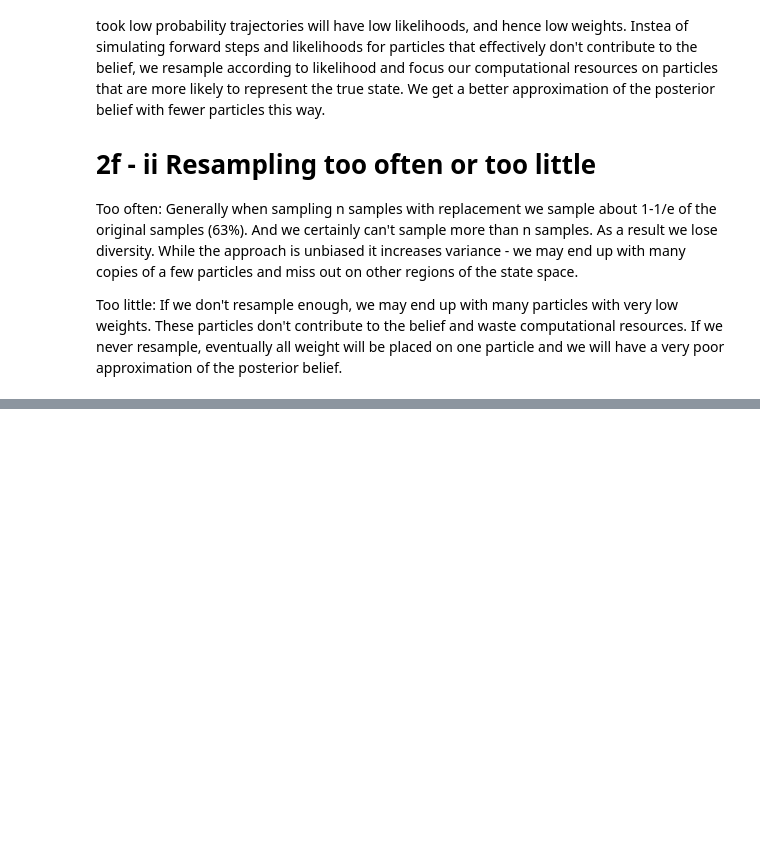
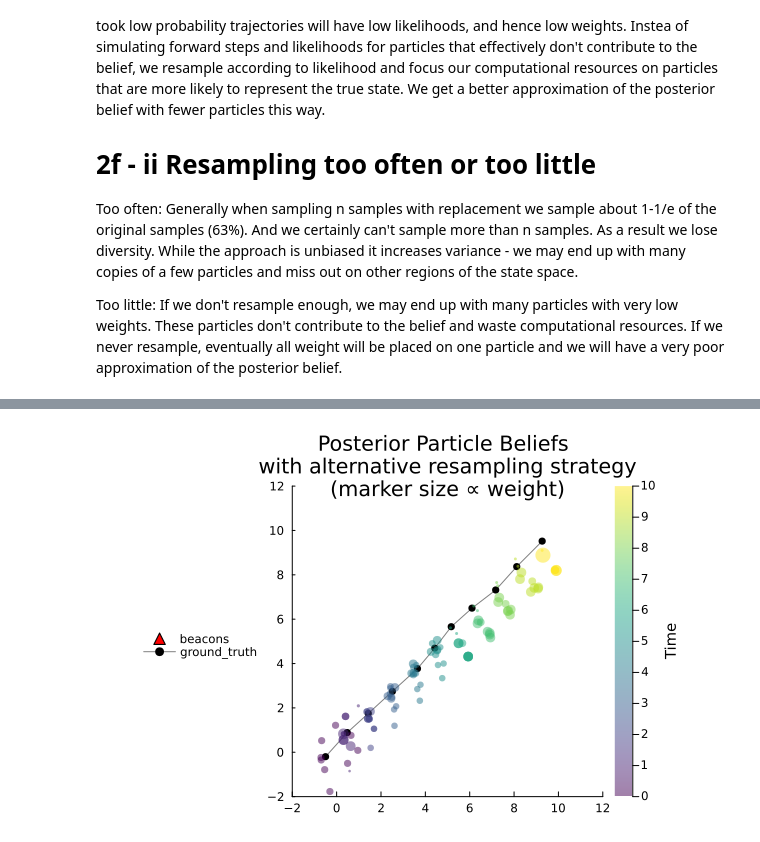
Before and after one commit to Liamir/apuu-hw2, a Jupyter notebook: hw2/hw2.ipynb, the cells around one changed output, grey strips where cells are left out. Cells and saved outputs as stored; diff of their text form; code cells hidden in the pictures; blank space fills up the shorter version.

```diff
--- a/hw2/hw2.ipynb
+++ b/hw2/hw2.ipynb
@@ -668,0 +724,83 @@ If we don't resample enough, we may end up with many particles with very low wei
+# %%
+beliefs_upd = Vector{ParticleBelief}(undef, T+1)
+beliefs_upd[1] = b0
+for t in 1:T
+    obs = τ_obs_beacons[t,:]
+    if any(isnan.(obs))
+        # no observation received, skip update
+        beliefs_upd[t+1] = PropagateParticleBelief(𝒫, beliefs_upd[t], ai, SampleMotionModel)
+        continue
+    else
+        next_belief = PosteriorParticleBelief(𝒫, beliefs_upd[t], ai, obs, SampleMotionModel, ObsLikelihood)
+        for i in 1:4
+            next_belief = ResampleLowestWeightParticle(𝒫, next_belief, 1/(3*n_particles))
+        end
+        beliefs_upd[t+1] = next_belief
+    end
+end
+
+# Plot: beacons, ground truth trajectory, and particle beliefs with colorbar
+# Plot beacons first (in the back)
+pl_2e = scatter(beacons[:,1], beacons[:,2],
+                label="beacons",
+                markershape=:utriangle,
+                markersize=4,
+                markercolor=:red,
+                title="Posterior Particle Beliefs \n with alternative resampling strategy \n(marker size ∝ weight)",
+                grid=false,
+                aspect_ratio=:equal,
+                xlims=(-2, 12),
+                ylims=(-2, 12),
+                legend=:outerleft,
+                background_color_legend=nothing,
+                foreground_color_legend=nothing,
+                colorbar_title="Time")
+
+# Add detection radius circles around each beacon
+θ = range(0, 2π, length=100)
+for i in 1:size(beacons, 1)
+    x_circle = beacons[i, 1] .+ 𝒫.d * cos.(θ)
+    y_circle = beacons[i, 2] .+ 𝒫.d * sin.(θ)
+    plot!(pl_2e, x_circle, y_circle,
+          fillrange=beacons[i, 2],
+          fillalpha=0.1,
+          fillcolor=:red,
+          linecolor=:red,
+          linealpha=0.3,
+          linewidth=1,
+          label=i==1 ? "detection range" : "")
+end
+
+# Plot ground truth trajectory
+plot!(pl_2e, τ[:,1], τ[:,2],
+      label="ground_truth",
+      markershape=:circle,
+      markercolor=:black,
+      linecolor=:gray,
+      linestyle=:solid)
+
+# Plot particle beliefs with colorbar
+for t in 1:T+1
+    belief = beliefs_upd[t]
+    n_particles = length(belief.particles)
+    x = [particle[1] for particle in belief.particles]
+    y = [particle[2] for particle in belief.particles]
+    w = belief.weights
+    z = fill(t-1, length(x))  # Time value for each particle
+
+    scatter!(pl_2e, x, y,
+             zcolor=z,
+             markershape=:circle,
+             markersize=w .* n_particles*4,
+             markerstrokewidth=0,
+             c=:viridis,
+             clims=(0, T),
+             alpha=0.5,
+             label="",
+             colorbar=true)
+end
+
+display(pl_2e)
+savefig(pl_2e, joinpath(HW2_PLOTS, "2f3_beliefs_with_alternative_resampling_strategy_$ID.png"))
+# %% [output]
+[figure, added]
```
Also changed, not shown: parts of 3 cells of this notebook, 2 other files.
